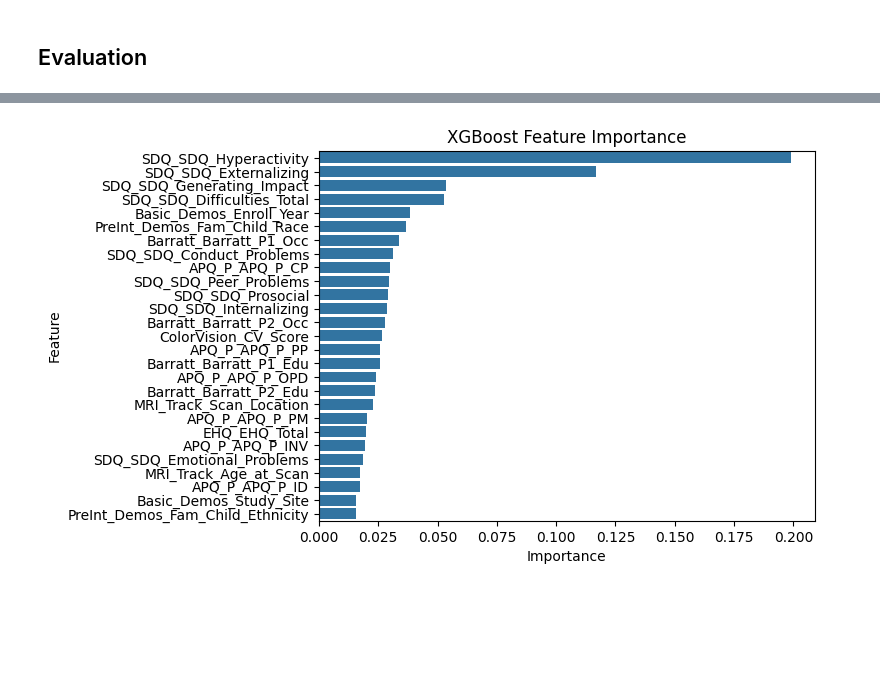
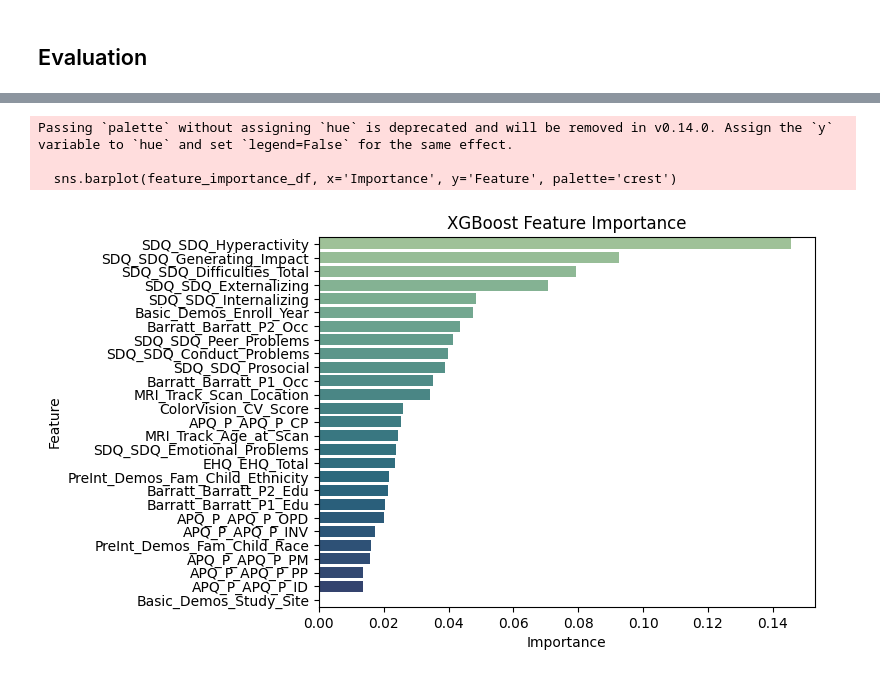
Before and after one commit to wendycarv/adhdDiagnosis, a Jupyter notebook: xgboost.ipynb, the cells around one changed output, grey strips where cells are left out. Drawn from its saved outputs; the diff is of its cells as text; code cells hidden in the pictures; blank space fills up the shorter version.

```diff
--- a/xgboost.ipynb
+++ b/xgboost.ipynb
@@ -32,7 +35,7 @@ df = pd.merge(df, solutions_df, on="participant_id", how="inner")
 X = df.drop(columns=["participant_id", "ADHD_Outcome", "Sex_F"])
 y = df["ADHD_Outcome"]
 
-X_train, X_test, y_train, y_test = train_test_split(X, y, test_size=0.2, random_state=42)
+X_train, X_test, y_train, y_test = train_test_split(X, y, test_size=0.2, random_state=42, stratify=y)
 
 pipeline = Pipeline([
     ('imputer', SimpleImputer(strategy='mean')),
@@ -42,0 +66,37 @@ X_test = pipeline.transform(X_test)
+# %%
+from xgboost import XGBClassifier
+from sklearn.model_selection import GridSearchCV
+
+# Define a baseline XGBoost model with class balancing.
+base_model = XGBClassifier(
+    scale_pos_weight=scale_pos_weight,  # adjust for class imbalance
+    random_state=42,            # suppresses warning for new versions
+    eval_metric='logloss'               # define evaluation metric explicitly
+)
+
+# Define a grid of hyperparameters to search.
+param_grid = {
+    'n_estimators': [87, 88, 89],
+    'max_depth': [1, 2, 3],
+    'learning_rate': [0.04, 0.05, 0.06],
+    'subsample': [0.73, 0.74, 0.75],
+    'colsample_bytree': [0.48, 0.49, 0.5],
+    'gamma': [0.42, 0.43, 0.44]
+}
+
+# Set up GridSearchCV using ROC-AUC as the evaluation metric.
+grid_search = GridSearchCV(
+    estimator=base_model,
+    param_grid=param_grid,
+    scoring='roc_auc',
+    cv=5,
+    verbose=2,
+    n_jobs=-1
+)
+
+# Fit grid search on the training data
+grid_search.fit(X_train, y_train)
+
+# Retrieve the best model found during grid search
+best_model = grid_search.best_estimator_
+print("Best hyperparameters found:", grid_search.best_params_)
@@ -106,11 +169,14 @@ plt.show()
 # %%
 feature_importance_df = pd.DataFrame({
-    'Importance': grid.best_estimator_.feature_importances_,
+    'Importance': best_model.feature_importances_,
     'Feature': X.columns
 }).sort_values(by='Importance', ascending=False)
 
 plt.title('XGBoost Feature Importance')
-sns.barplot(feature_importance_df, x='Importance', y='Feature')
+sns.barplot(feature_importance_df, x='Importance', y='Feature', palette='crest')
 plt.show()
 # %% [output]
+Passing `palette` without assigning `hue` is deprecated and will be removed in v0.14.0. Assign the `y` variable to `hue` and set `legend=False` for the same effect.
+
+  sns.barplot(feature_importance_df, x='Importance', y='Feature', palette='crest')
-[figure, old version]
+[figure, new version]
```
Also changed, not shown: parts of 10 cells of this notebook.
